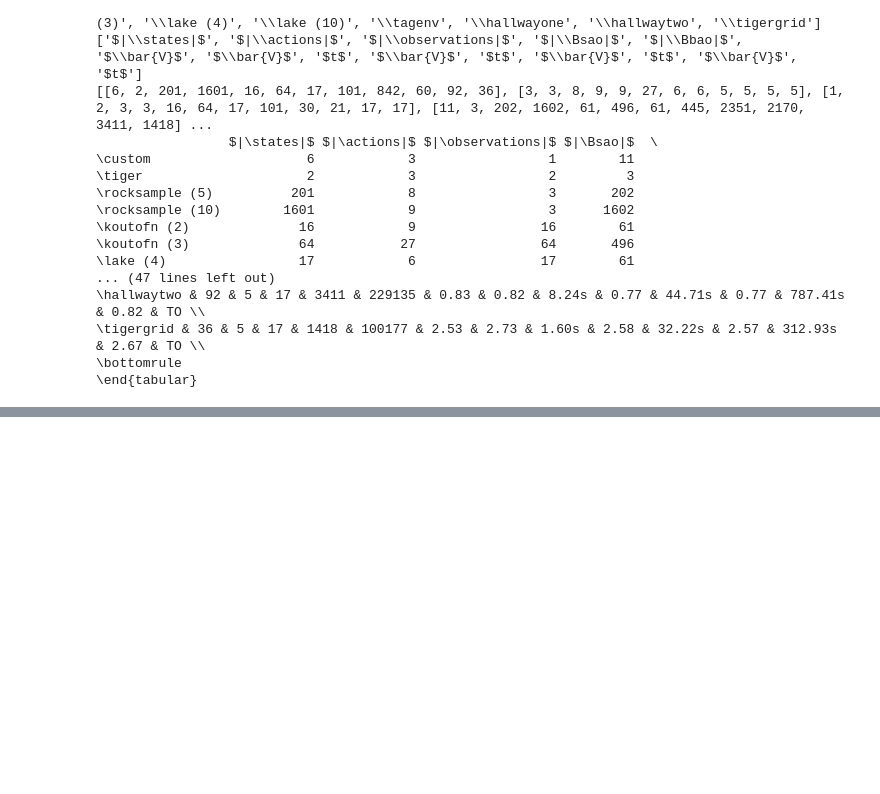
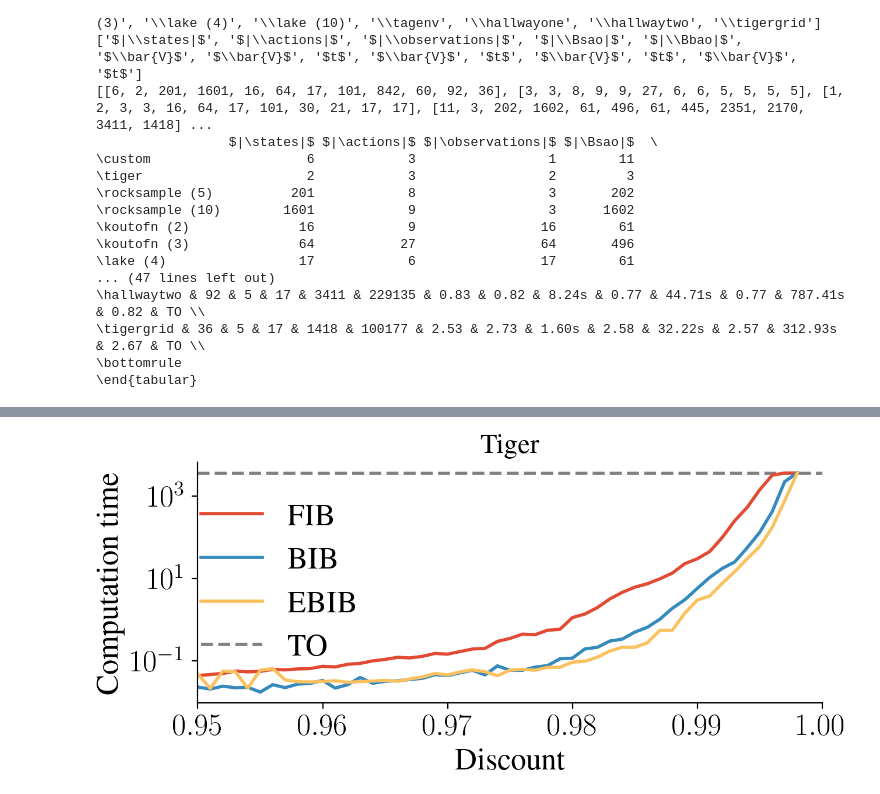
Before and after one commit to MKrale/Tighter_Informed_Bound, a Jupyter notebook: plotting_python.ipynb, the cells around one changed output, grey strips where cells are left out. Cells and saved outputs as stored; diff of their text form; code cells hidden in the pictures; blank space fills up the shorter version.

```diff
--- a/plotting_python.ipynb
+++ b/plotting_python.ipynb
@@ -637,0 +626,91 @@ plt.show()
+# %%
+# Tiger
+filename = "Data/Figures/DiscountTest_Tiger.pdf"
+discounts = np.arange(0.95, 0.998, 0.001)
+times, init_times, snames = get_data_discounts("Tiger", discounts)
+
+solvernames = ["FIB", "BIB", "EBIB"]
+
+plt.axhline(y=3600, label="TO", linestyle="--", color="0.5")
+
+for (i,solver) in enumerate(solvernames):
+    plt.plot(discounts,times[i], label=solver, color=colours[i], linestyle="-")
+
+# Swithc TO to last on legend
+handles, labels = plt.gca().get_legend_handles_labels()
+to_index = labels.index("TO")
+handles.append(handles.pop(to_index))
+labels.append(labels.pop(to_index))
+
+plt.yscale("log")
+plt.xlabel("Discount")
+plt.ylabel("Computation time")
+
+plt.xlim(0.95, 1)
+plt.legend(handles, labels, loc='center left')
+plt.title("Tiger")
+plt.savefig(filename, transparent=True)
+plt.show()
+
+# cut out part where FIB times out:
+for i in range(len(times)):
+    times[i] = times[i][:-3]
+
+discounts = discounts[:-3]
+
+
+speedup_rel_BIB = savgol_filter(np.divide(times[0], times[1]), window_length=3, polyorder=0, mode="nearest")
+speedup_rel_EBIB = savgol_filter(np.divide(times[0], times[2]), window_length=3, polyorder=0, mode="nearest")
+speedup_abs_BIB = savgol_filter(np.subtract(times[0], times[1]), window_length=3, polyorder=0, mode="nearest")
+speedup_abs_EBIB = savgol_filter(np.subtract(times[0], times[2]), window_length=3, polyorder=0, mode="nearest")
+# plt.xlim(0.95, 1)
+# # plt.ylim(0,25)
+# plt.plot(discounts,speedup_rel_BIB, color=colours[1], linestyle="-", label="BIB")
+# plt.plot(discounts,speedup_rel_EBIB, color=colours[2], linestyle="-", label="EBIB")
+# plt.legend(loc="upper left")
+# plt.xlabel("Discount")
+# plt.ylabel("Relative Speedup")
+# plt.savefig("Data/Figures/DiscountTest_Tiger_relspeedup.pdf")
+# plt.show()
+# plt.xlim(0.95, 1)
+# # plt.ylim(0,1000)
+# plt.plot(discounts,speedup_abs_BIB, color=colours[1], linestyle="-", label="BIB")
+# plt.plot(discounts,speedup_abs_EBIB, color=colours[2], linestyle="-", label="EBIB")
+# plt.legend(loc="upper left")
+# plt.xlabel("Discount")
+# plt.ylabel("Absolute Speedup")
+# plt.yscale("log")
+# plt.savefig("Data/Figures/DiscountTest_Tiger_absspeedup.pdf")
+# plt.show()
+
+fig, (ax1, ax2) = plt.subplots(2, 1, figsize=(8, 10), sharex=True)
+
+# First subplot: Relative Speedup
+ax1.set_xlim(0.95, 1)
+ax1.plot(discounts, speedup_rel_BIB, color=colours[1], linestyle="-", label="BIB")
+ax1.plot(discounts, speedup_rel_EBIB, color=colours[2], linestyle="-", label="EBIB")
+ax1.legend(loc="upper left")
+ax1.set_xlabel("Discount")
+ax1.set_ylabel("Relative Speedup")
+# ax1.set_title("Relative Speedup vs Discount")  # Optional title for clarity
+
+# Second subplot: Absolute Speedup
+ax2.set_xlim(0.95, 1)
+ax2.plot(discounts, speedup_abs_BIB, color=colours[1], linestyle="-", label="BIB")
+ax2.plot(discounts, speedup_abs_EBIB, color=colours[2], linestyle="-", label="EBIB")
+ax2.legend(loc="upper left")
+ax2.set_xlabel("Discount")
+ax2.set_ylabel("Absolute Speedup")
+ax2.set_yscale("log")
+# ax2.set_title("Absolute Speedup vs Discount")  # Optional title for clarity
+
+# Adjust the layout so the plots don't overlap
+plt.tight_layout()
+
+# Save the figure if needed
+plt.savefig("Data/Figures/DiscountTest_Tiger_speedup_subplots.pdf")
+
+# Display the plots
+plt.show()
+# %% [output]
+[figure, added]
```
Also changed, not shown: parts of 10 cells of this notebook, 13 other files.
